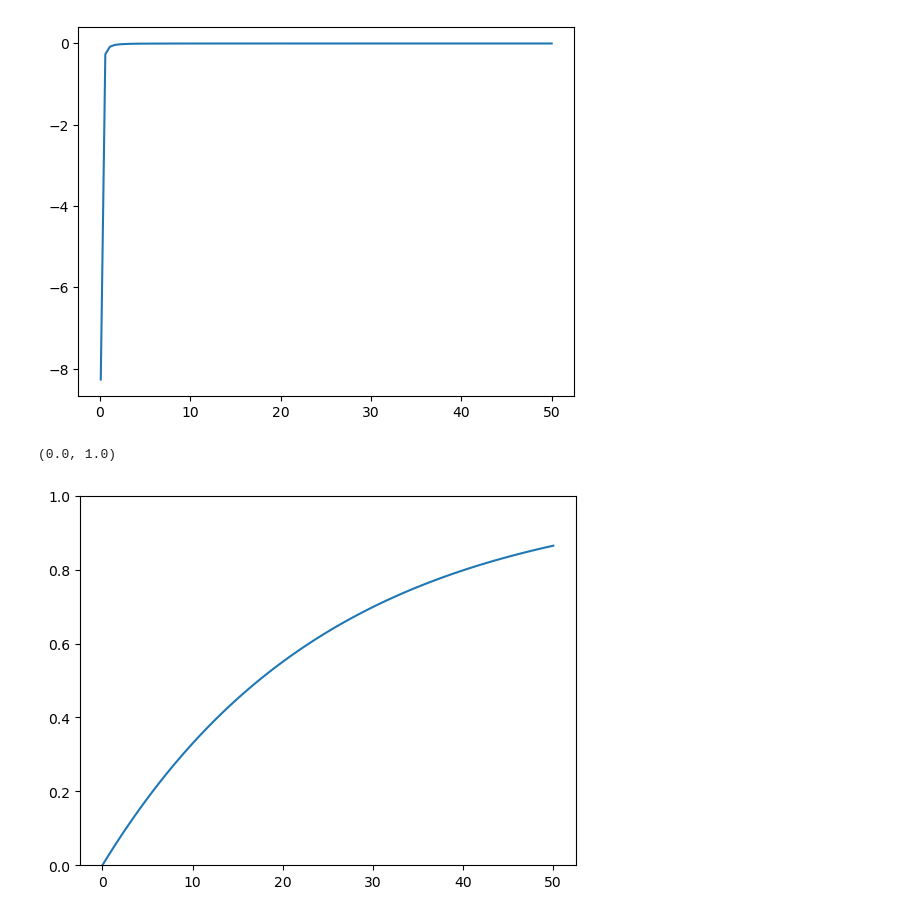
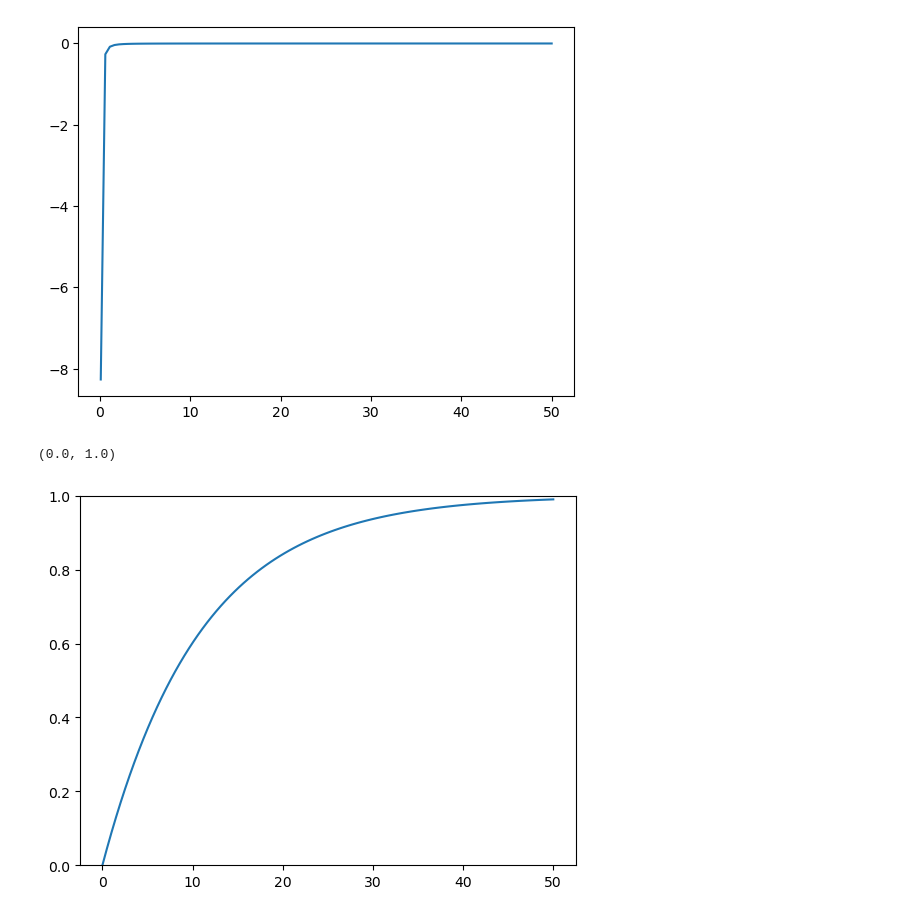
Before and after one commit to ggmirandac/angiogenesis_sde, a Jupyter notebook: Python/plot_exponential.ipynb, the cells around one changed output. Cells and saved outputs as stored; diff of their text form; code cells hidden in the pictures.

```diff
--- a/Python/plot_exponential.ipynb
+++ b/Python/plot_exponential.ipynb
@@ -189,15 +189,15 @@ plt.plot(r, grad)
 [figure]
 # %%
 fig, ax = plt.subplots()
-a0 = 1
+a0 = 3
 A = a0
 wall = 50
-prop = 0.99
-B = -np.log(1-A*prop)/(wall)
+prop = 0.9
+B = np.log(1-a0/A*prop)/(-wall/2)
 x = np.linspace(0, wall, 100)
-y = A * (1 - np.exp( -x/wall*2))
+y = A * (1 - np.exp( -x * B ))/a0
 ax.plot(x, y)
 ax.set_ylim(0, 1)
 # %% [output]
 (0.0, 1.0)
-[figure, old version]
+[figure, new version]
```
Also changed, not shown: 2 other files.
